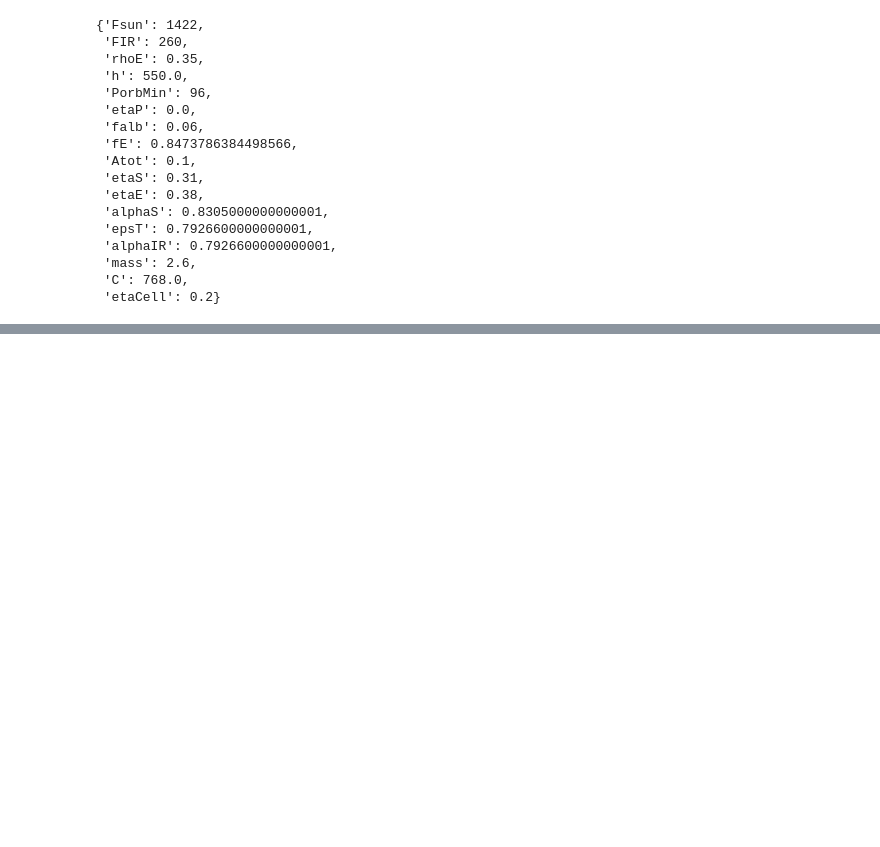
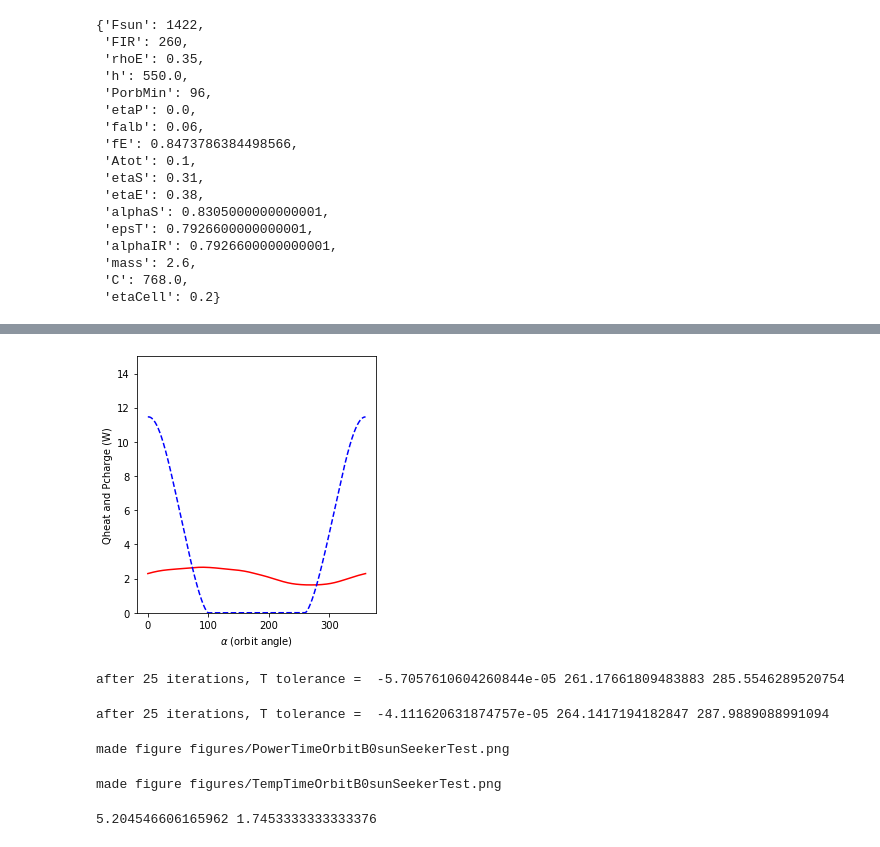
Before and after one commit to ivezic/CubeSats, a Jupyter notebook: notebooks/SOCiHotCold.ipynb, the cells around one changed output, grey strips where cells are left out. Cells and saved outputs as stored; diff of their text form; code cells hidden in the pictures; blank space fills up the shorter version.

```diff
--- a/notebooks/SOCiHotCold.ipynb
+++ b/notebooks/SOCiHotCold.ipynb
@@ -349,0 +433,38 @@ hotSOCi
+# %%
+plotQsAllSides(alphaOrbit, QheatIR, QheatRef, 0, 15)
+# %% [output]
+[figure, added]
+# %%
+time0, Temp0, Q0 = s.getTsolution(alphaOrbit, QheatTotal, case, 273, 0, Niter=25)
+# %% [output]
+after 25 iterations, T tolerance =  -5.7057610604260844e-05 261.17661809483883 285.5546289520754
+# %%
+time5, Temp5, Q5 = s.getTsolution(alphaOrbit, QheatTotal, case, 273, 3, Niter=25)
+# %% [output]
+after 25 iterations, T tolerance =  -4.111620631874757e-05 264.1417194182847 287.9889088991094
+# %%
+#title = 'beta=0 orbit, imaging mode'
+title = 'beta=0 orbit, sun seeker mode, HOT CASE'
+#title = 'beta=90 orbit, imaging mode'
+#outfile = 'B0imaging'
+# outfile = 'B0sunSeeker'
+outfile = 'B0sunSeekerTest'
+#outfile = 'B90imaging'
+L1= '$P_{battery}$'
+L2 = '$P_{heat}$ = 0 W'
+L3 = '$P_{heat}$ = 3 W'
+#L3 = '$P_{heat}$ = 6 W'
+s.TempsPowerOrbit(time0, Qcharge, L1, time0, Q0, L2, time5, Q5, L3, outfile, title)
+# %% [output]
+made figure figures/PowerTimeOrbitB0sunSeekerTest.png
+# %%
+Temp5x = Temp5-0.0
+s.TempsPlotOrbit(time0, Temp0, L2, time5, Temp5x, L3, "", "", "", outfile, title)
+# %% [output]
+made figure figures/TempTimeOrbitB0sunSeekerTest.png
+# %%
+spentOnHeat = (time0[-1]/60) * (np.mean(Q5)-np.mean(Q0))
+batteryCharge = (time0[-1]/60) * (np.mean(Qcharge))
+print(batteryCharge, spentOnHeat)
+# %% [output]
+5.204546606165962 1.7453333333333376
```
Also changed, not shown: parts of 13 cells of this notebook, 7 other files.
